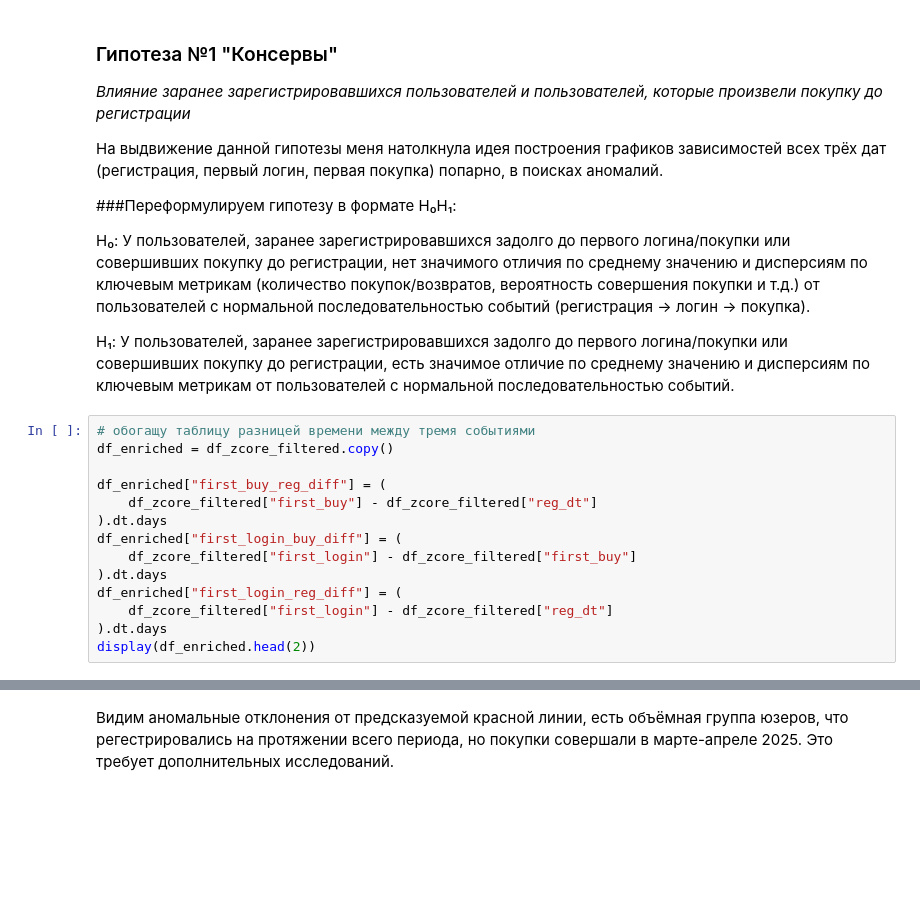
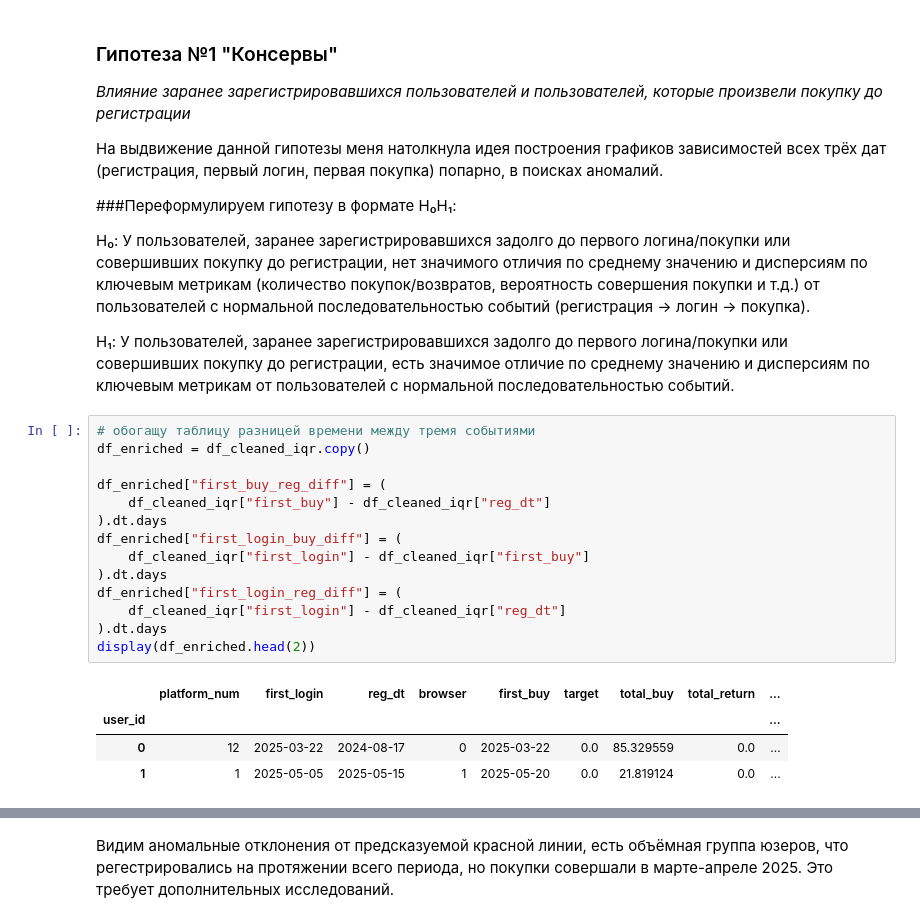
Before and after one commit to Lilya-te/DS-workshop2025, a Jupyter notebook: Checkpoint1_team1.ipynb, the cells around one changed output, grey strips where cells are left out. Saved outputs shown, nothing was run; the diff lists cells and outputs as text; blank space fills up the shorter version.

```diff
--- a/Checkpoint1_team1.ipynb
+++ b/Checkpoint1_team1.ipynb
@@ -157,18 +183,23 @@ H₀: У пользователей, заранее зарегистрирова
 H₁: У пользователей, заранее зарегистрировавшихся задолго до первого логина/покупки или совершивших покупку до регистрации, есть значимое отличие по среднему значению и дисперсиям по ключевым метрикам от пользователей с нормальной последовательностью событий.
 # %%
 # обогащу таблицу разницей времени между тремя событиями
-df_enriched = df_zcore_filtered.copy()
+df_enriched = df_cleaned_iqr.copy()
 
 df_enriched["first_buy_reg_diff"] = (
-    df_zcore_filtered["first_buy"] - df_zcore_filtered["reg_dt"]
+    df_cleaned_iqr["first_buy"] - df_cleaned_iqr["reg_dt"]
 ).dt.days
 df_enriched["first_login_buy_diff"] = (
-    df_zcore_filtered["first_login"] - df_zcore_filtered["first_buy"]
+    df_cleaned_iqr["first_login"] - df_cleaned_iqr["first_buy"]
 ).dt.days
 df_enriched["first_login_reg_diff"] = (
-    df_zcore_filtered["first_login"] - df_zcore_filtered["reg_dt"]
+    df_cleaned_iqr["first_login"] - df_cleaned_iqr["reg_dt"]
 ).dt.days
 display(df_enriched.head(2))
+# %% [output]
+|  | platform_num | first_login | reg_dt | browser | first_buy | target | total_buy | total_return | ... |
+| user_id |  |  |  |  |  |  |  |  | ... |
+| 0 | 12 | 2025-03-22 | 2024-08-17 | 0 | 2025-03-22 | 0.0 | 85.329559 | 0.0 | ... |
+| 1 | 1 | 2025-05-05 | 2025-05-15 | 1 | 2025-05-20 | 0.0 | 21.819124 | 0.0 | ... |
 # %%
 # Строим график зависимости дат регистрации и дат первой покупки
 plt.figure(figsize=(10, 6))
```
Also changed, not shown: parts of 14 cells of this notebook.
